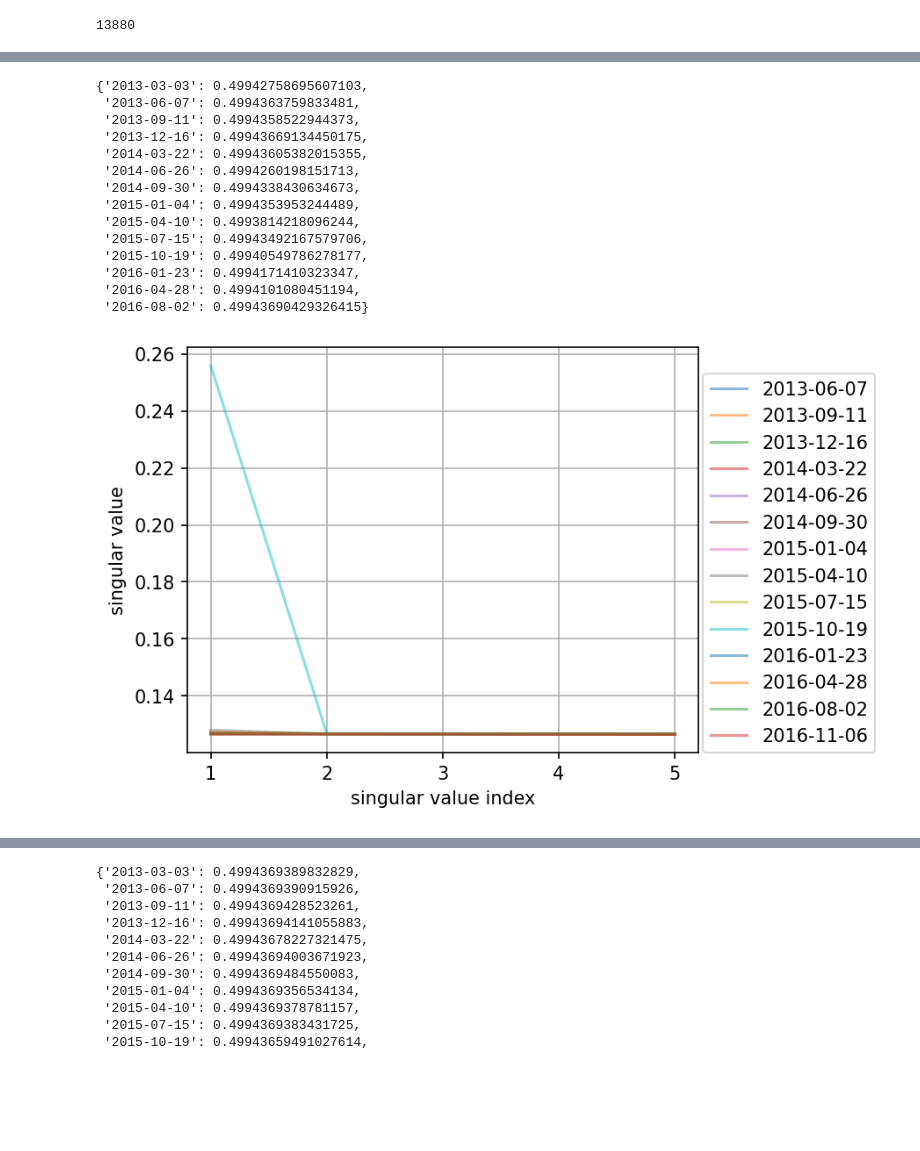
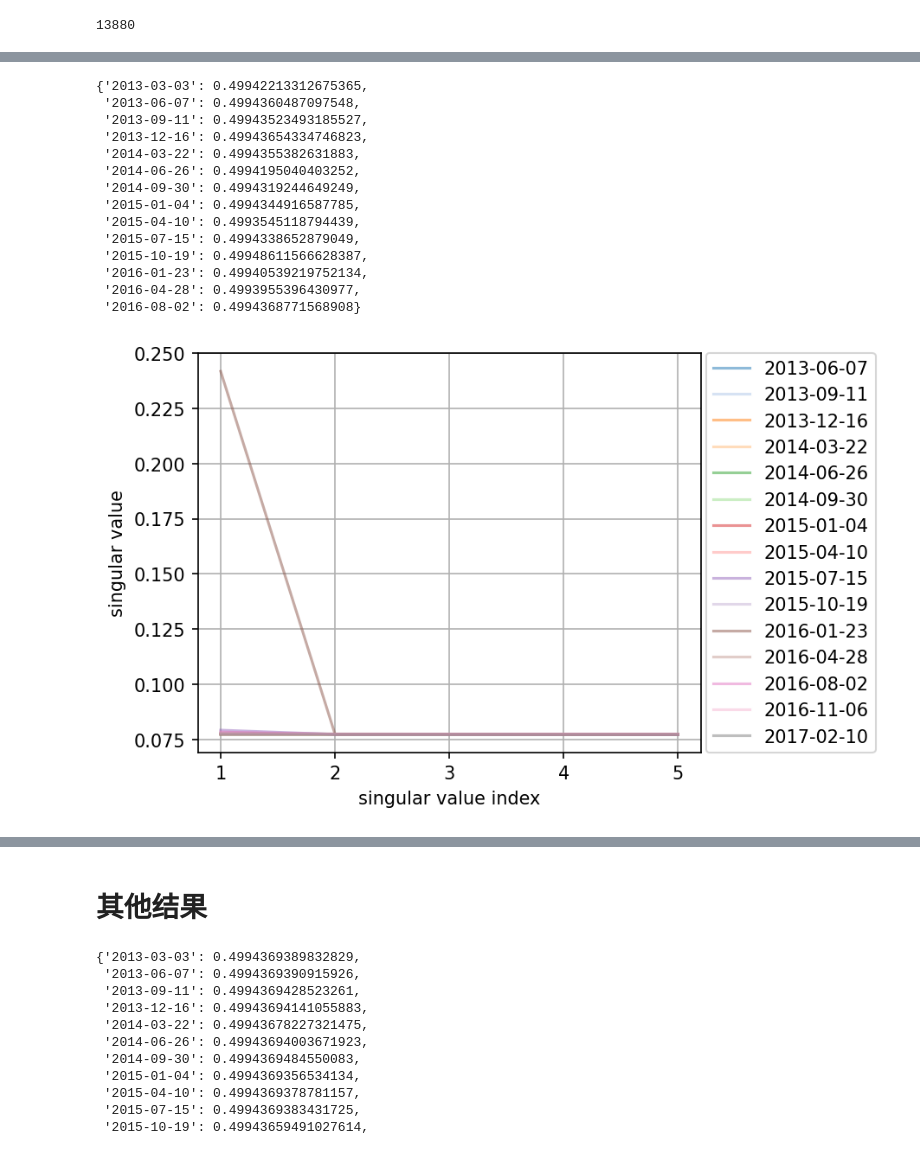
Before and after one commit to Matthew-ymz/Time-series-forecasting-for-causal-emergence, a Jupyter notebook: postprocessing/jacobian_svd.ipynb, the cells around one changed output, grey strips where cells are left out. Cells and saved outputs as stored; diff of their text form; code cells hidden in the pictures; blank space fills up the shorter version.

```diff
--- a/postprocessing/jacobian_svd.ipynb
+++ b/postprocessing/jacobian_svd.ipynb
@@ -30,7 +30,8 @@ def plot_singular(test_id_first, seeds = 1, length=1, window=5, start=1, end=164
         jac_arr = np.array(jacs[i])
         jac_mean = np.mean(jac_arr, axis=0)
         jac_std = np.std(jac_arr, axis=0)
-        plt.plot(jac_mean[:window], label=time.strftime("%Y-%m-%d"), alpha=0.5)
+        time2 = start_date + pd.Timedelta(days=i+96)
+        plt.plot(jac_mean[:window], label=time2.strftime("%Y-%m-%d"), alpha=0.5)
         plt.fill_between(range(window), jac_mean[:window]+jac_std[:window], jac_mean[:window]-jac_std[:window], alpha=0.15)
     plt.grid()
     plt.xlabel("singular value index")
@@ -67,9 +68,10 @@ def plot_singular_cum(test_id_first, seeds = 1, length=1, dims =37, window=5, st
         jac_mean /= jac_mean[-1]
         gn = gini(jac_mean)
         gn_dic[time.strftime("%Y-%m-%d")] = gn
+        time2 = start_date + pd.Timedelta(days=i+96)
         if figure_show:
             if window=='all':
-                 plt.plot(jac_mean, label=time.strftime("%Y-%m-%d"), alpha=0.5)
+                 plt.plot(jac_mean, label=time2.strftime("%Y-%m-%d"), alpha=0.5)
             else:
                 plt.plot(jac_mean[:window], label=time.strftime("%Y-%m-%d"), alpha=0.5)
     if figure_show:
@@ -95,21 +243,21 @@ days_difference
 # %%
 batch_size = 8
-test_id = 'long_term_forecast_iT_cov_qbo_daily_iTransformer_cov_QBO_ft5_sl96_pl96_dm512_nh8_el4_dl1_df512_fc3_flocvali_first_lam0.001_dtTrue_Exp_'
+test_id = 'long_term_forecast_iT_cov_qbo_daily_1520_iTransformer_cov_QBO_ft5_sl96_pl96_dm512_nh8_el4_dl1_df512_fc3_flocvali_first_lam0.001_dtTrue_Exp_'
 plot_singular(test_id, seeds = 1, length=96, dims=5, start=12480, end=13824, interval=96, window=5, sigmas=True)
 plot_singular_cum(test_id, seeds = 1, length=96, dims=5, start=12480, end=13824, interval=96, window='all', sigmas=True, figure_show=True)
 # %% [output]
-{'2013-03-03': 0.49942758695607103,
- '2013-06-07': 0.4994363759833481,
- '2013-09-11': 0.4994358522944373,
- '2013-12-16': 0.49943669134450175,
- '2014-03-22': 0.49943605382015355,
- '2014-06-26': 0.4994260198151713,
- '2014-09-30': 0.4994338430634673,
- '2015-01-04': 0.4994353953244489,
- '2015-04-10': 0.4993814218096244,
- '2015-07-15': 0.49943492167579706,
- '2015-10-19': 0.49940549786278177,
- '2016-01-23': 0.4994171410323347,
- '2016-04-28': 0.4994101080451194,
- '2016-08-02': 0.49943690429326415}
+{'2013-03-03': 0.49942213312675365,
+ '2013-06-07': 0.4994360487097548,
+ '2013-09-11': 0.49943523493185527,
+ '2013-12-16': 0.49943654334746823,
+ '2014-03-22': 0.4994355382631883,
+ '2014-06-26': 0.4994195040403252,
+ '2014-09-30': 0.4994319244649249,
+ '2015-01-04': 0.4994344916587785,
+ '2015-04-10': 0.4993545118794439,
+ '2015-07-15': 0.4994338652879049,
+ '2015-10-19': 0.49948611566628387,
+ '2016-01-23': 0.49940539219752134,
+ '2016-04-28': 0.4993955396430977,
+ '2016-08-02': 0.4994368771568908}
-[figure, old version]
+[figure, new version]
@@ -117,3 +265,5 @@ plot_singular_cum(test_id, seeds = 1, length=96, dims=5, start=12480, end=13824,
+# %% [markdown]
+# 其他结果
 # %%
 test_id = 'long_term_forecast_iT_cov_qbo_daily_iTransformer_QBO_ft5_sl96_pl96_dm512_nh8_el4_dl1_df512_fc3_flocvali_first_lam0.0_dtTrue_Exp_'
 plot_singular(test_id, seeds = 1, length=96, dims=5, start=12480, end=13824, interval=96, window=5, sigmas=False)
```
Also changed, not shown: parts of 8 cells of this notebook, 11 other files.
